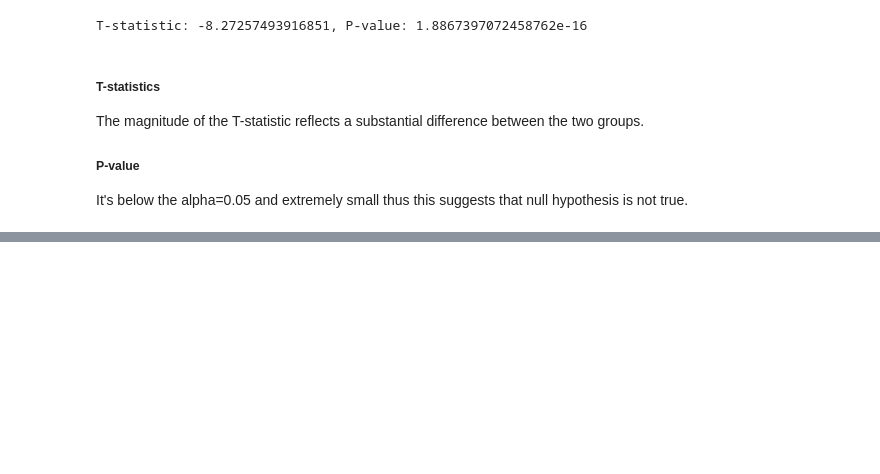
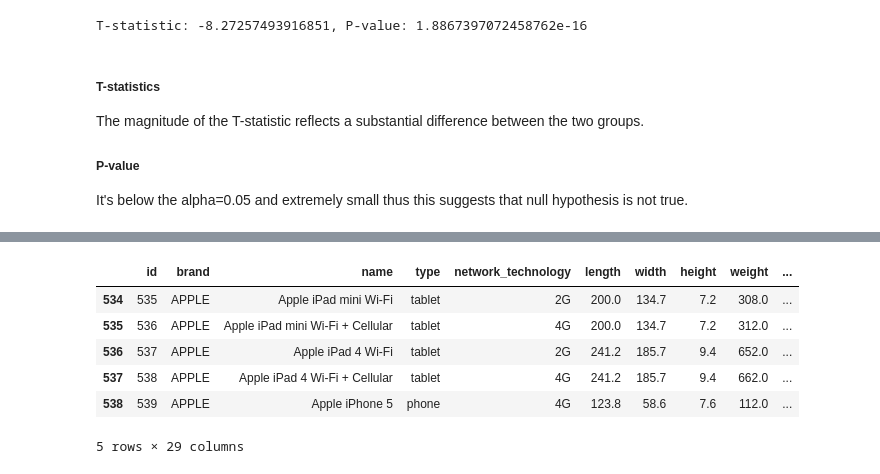
Before and after one commit to AmirAflak/gsmarena, a Jupyter notebook: analysis/notebooks/Hypothesis Testing.ipynb, the cells around one changed output, grey strips where cells are left out. Saved outputs shown, nothing was run; the diff lists cells and outputs as text; code cells hidden in the pictures; blank space fills up the shorter version.

```diff
--- a/analysis/notebooks/Hypothesis Testing.ipynb
+++ b/analysis/notebooks/Hypothesis Testing.ipynb
@@ -175,0 +181,4 @@ It's below the alpha=0.05 and extremely small thus this suggests that null hypot
+# %%
+screen_size_threshold = 7.00
+df['screen_size_class'] = df['screen_size'].apply(lambda x: 'large' if x >= screen_size_threshold else 'small')
+df['screen_size_class']
@@ -175,0 +198,11 @@ It's below the alpha=0.05 and extremely small thus this suggests that null hypot
+# %%
+df_filtered = df[df['brand'].isin(['APPLE', 'SAMSUNG', 'XIAOMI'])]
+df_filtered.head()
+# %% [output]
+|  | id | brand | name | type | network_technology | length | width | height | weight | ... |
+| 534 | 535 | APPLE | Apple iPad mini Wi-Fi | tablet | 2G | 200.0 | 134.7 | 7.2 | 308.0 | ... |
+| 535 | 536 | APPLE | Apple iPad mini Wi-Fi + Cellular | tablet | 4G | 200.0 | 134.7 | 7.2 | 312.0 | ... |
+| 536 | 537 | APPLE | Apple iPad 4 Wi-Fi | tablet | 2G | 241.2 | 185.7 | 9.4 | 652.0 | ... |
+| 537 | 538 | APPLE | Apple iPad 4 Wi-Fi + Cellular | tablet | 4G | 241.2 | 185.7 | 9.4 | 662.0 | ... |
+| 538 | 539 | APPLE | Apple iPhone 5 | phone | 4G | 123.8 | 58.6 | 7.6 | 112.0 | ... |
+5 rows × 29 columns
```
Also changed, not shown: parts of 6 cells of this notebook.
